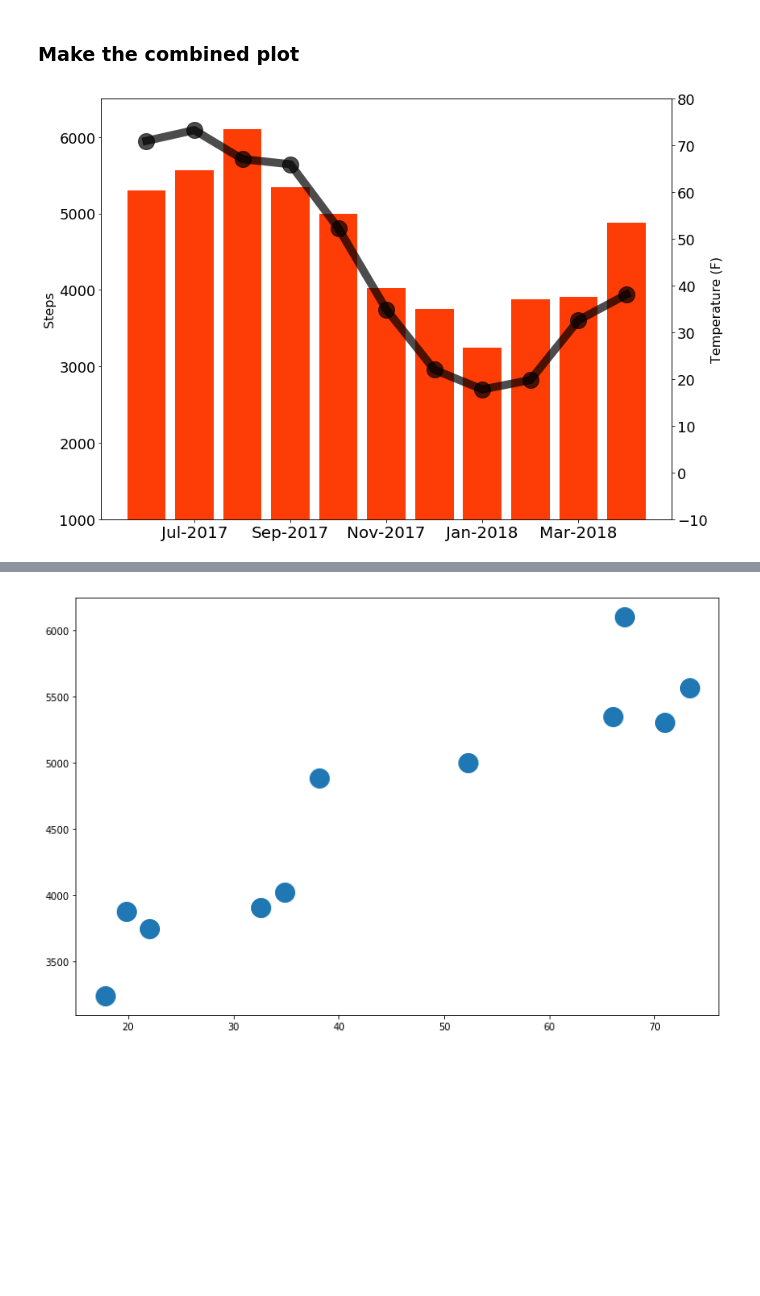
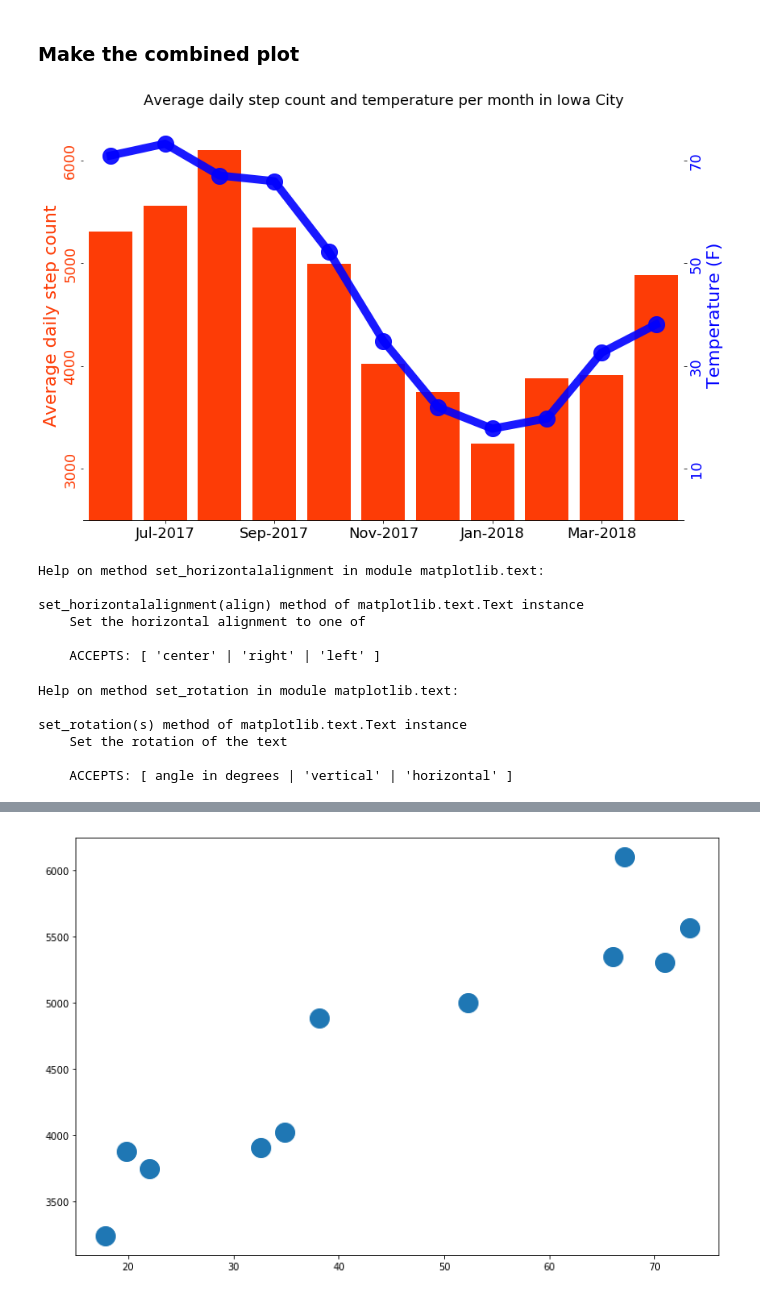
Before and after one commit to johnwmillr/WeatherStepCount, a Jupyter notebook: Apple_Health_StepCounts.ipynb, the cells around one changed output, grey strips where cells are left out. Cells and saved outputs as stored; diff of their text form; code cells hidden in the pictures; blank space fills up the shorter version.

Commit message:
Clean up plot some more

```diff
--- a/Apple_Health_StepCounts.ipynb
+++ b/Apple_Health_StepCounts.ipynb
@@ -22,7 +22,7 @@ for i,item in enumerate(items):
         tmp_step_data.append((item.attrib['creationDate'], item.attrib['startDate'], item.attrib['endDate'], item.attrib['value']))
 
 # Convert to data frame
-all_step_data = pd.DataFrame(step_data_tmp, columns = ['creationDate','startDate','endDate','steps'])
+all_step_data = pd.DataFrame(tmp_step_data, columns = ['creationDate','startDate','endDate','steps'])
 
 # Convert step counts to numpy array
 all_step_counts = np.array(all_step_data.values[:,-1], dtype=int)
@@ -133,33 +133,64 @@ x = np.arange(len(y_step))
 # %% [markdown]
 ### Make the combined plot
 # %%
-c = 'xkcd:red orange'
+c1, c2 = 'xkcd:red orange', 'blue'
 fig, ax1 = plt.subplots(figsize=(12,8))
-ax1.bar(x, y_step, color=c)
 ax2 = ax1.twinx()
-ax2.plot(x, y_temp, 'o-', color='k', lw=10, ms=20, alpha=0.7)
-
-
-ax1.set_ylim((1000,6500))
-ax2.set_ylim((-10,80))
+ax1.bar(x, y_step, color=c1, label='Steps')
+ax2.plot(x, y_temp, 'o-', color=c2, lw=10, ms=20, alpha=0.9, label='Weather')
 
 ax1.set_xticks(x[1:-1:2])
 ax1.set_xticklabels(months_both[1:-1:2])
 
+ax1.set_ylim((2500,6500))
+ax1.set_yticks(np.arange(3000,6001,1000))
+ax2.set_ylim((0,80))
+ax2.set_yticks(np.arange(10,71,20))
+
 
 # Increase tick label font sizes
-for tick in ax1.xaxis.get_major_ticks():
-    tick.label.set_fontsize(FS+4)
 for tick in ax1.yaxis.get_major_ticks():
-    tick.label.set_fontsize(FS+2)
+    tick.label.set_color(c1)
+    tick.label.set_rotation('vertical')
+    tick.label.set_verticalalignment('center')
 for tick in ax2.yaxis.get_major_ticks():
-    tick.label2.set_fontsize(FS+2)
+    tick.label2.set_rotation('vertical')
+    tick.label2.set_verticalalignment('center')
 
-ax1.set_ylabel("Steps", fontsize=FS)
-ax2.set_ylabel("Temperature (F)", fontsize=FS)
+ax1.set_ylabel("Average daily step count",   fontsize=FS+6, color=c1)
+ax2.set_ylabel("Temperature (F)", fontsize=FS+6, color=c2)
+
+ax1.tick_params(labelsize=FS+2)
+ax2.tick_params(labelsize=FS+2, labelcolor=c2)
+
+for ax in [ax1,ax2]:
+    [ax.spines[spine].set_visible(False) for spine in ['top','left','right']]
+
+ax1.set_xlim((-0.5,10.5))
+
+ax1.set_title("Average daily step count and temperature per month in Iowa City", fontsize=FS+2)
+# ax1.grid(axis='y', alpha=0.75, ls='dashed')
 
 fig.tight_layout()
 # plt.savefig("./figures/temperature_and_step_count.png", format='png', dpi=300)
 plt.show()
 # %% [output]
-[figure, old version]
+[figure, new version]
+# %%
+help(tick.label.set_horizontalalignment)
+# %% [output]
+Help on method set_horizontalalignment in module matplotlib.text:
+
+set_horizontalalignment(align) method of matplotlib.text.Text instance
+    Set the horizontal alignment to one of
+
+    ACCEPTS: [ 'center' | 'right' | 'left' ]
+# %%
+help(tick.label.set_rotation)
+# %% [output]
+Help on method set_rotation in module matplotlib.text:
+
+set_rotation(s) method of matplotlib.text.Text instance
+    Set the rotation of the text
+
+    ACCEPTS: [ angle in degrees | 'vertical' | 'horizontal' ]
```
Also changed, not shown: parts of 3 cells of this notebook.
